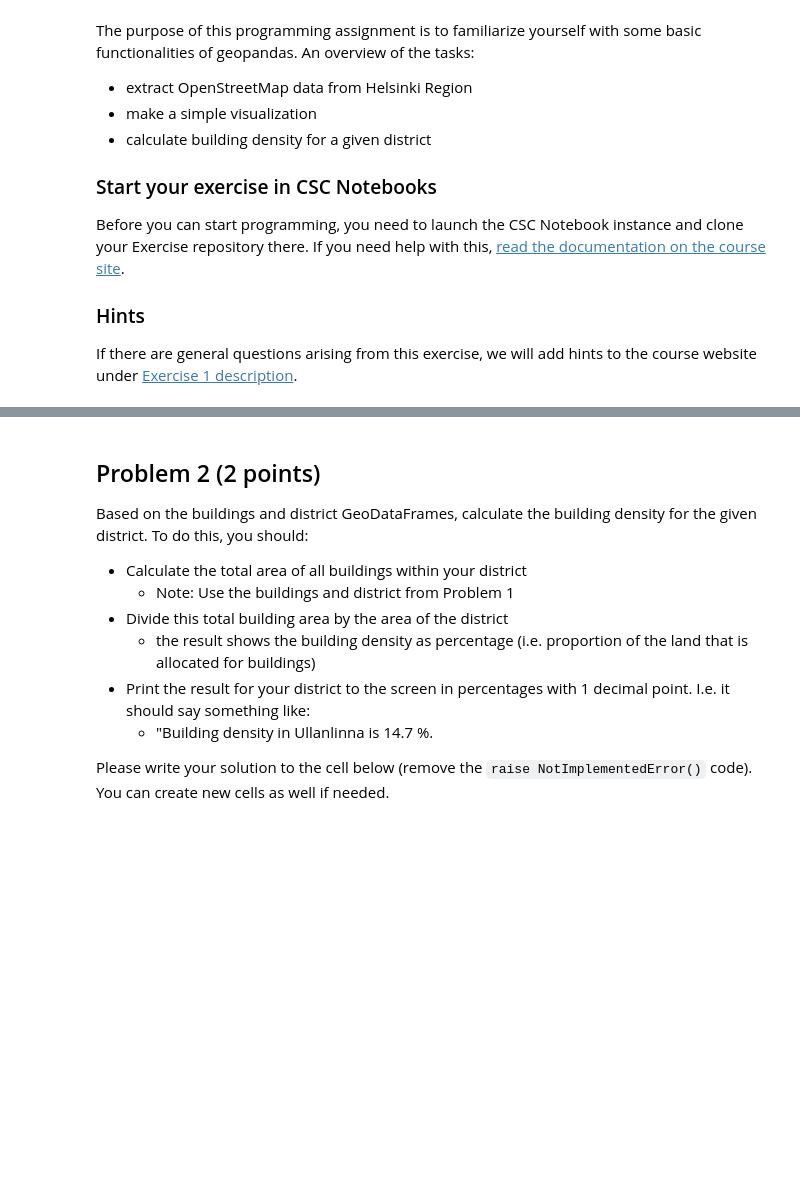
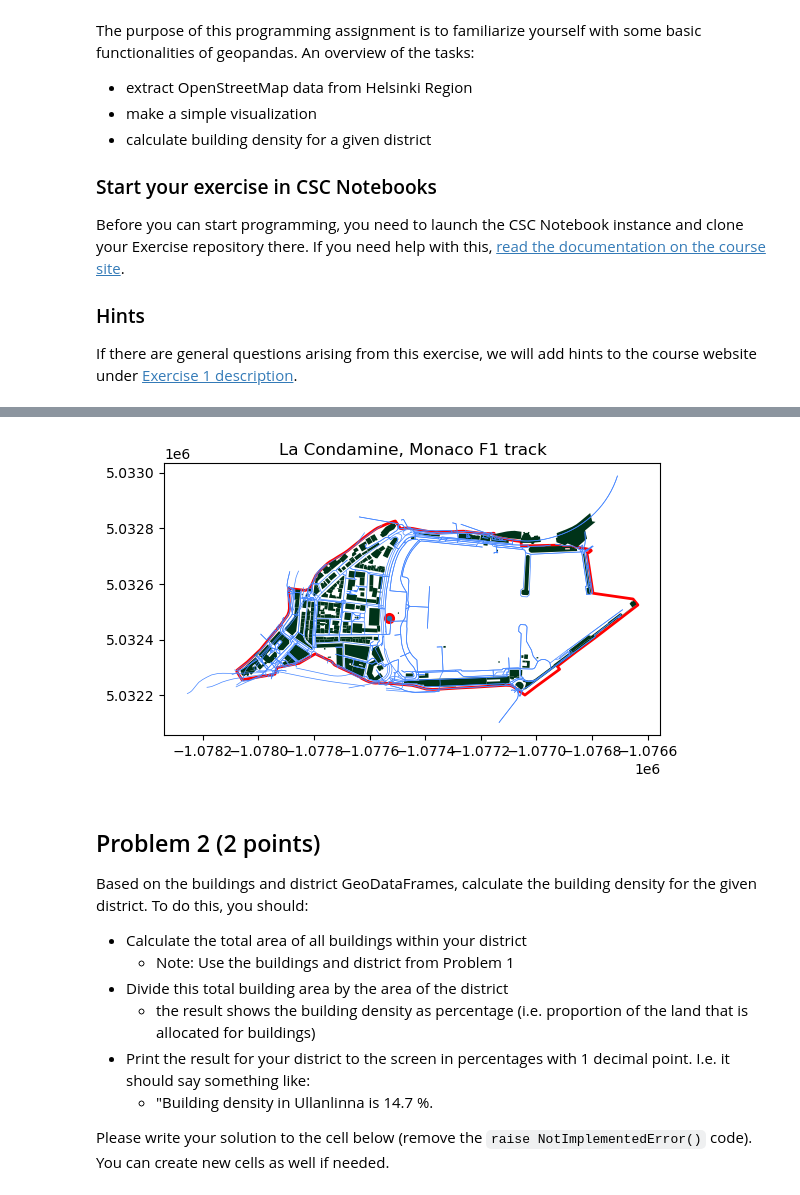
Before and after one commit to Janssehans/Exercise-1, a Jupyter notebook: Exercise-1.ipynb, the cells around one changed output, grey strips where cells are left out. Cells and saved outputs as stored; diff of their text form; code cells hidden in the pictures; blank space fills up the shorter version.

```diff
--- a/Exercise-1.ipynb
+++ b/Exercise-1.ipynb
@@ -133,3 +153,47 @@ raise NotImplementedError()
+# %%
+import osmnx as ox
+
+# location of interest is Monaco
+query = "Monaco"
+
+# Download buildings
+buildings = ox.features_from_place(query, tags={"building": True})
+
+# Download roads
+streets = ox.graph_from_place(query)
+# parse streets from graph data
+streets = ox.graph_to_gdfs(streets, nodes=False, edges=True)
+# %%
+# Select the boundaries for La Condamine where legendary F1 races are hosted
+monaco_postal_code_areas = ox.features_from_place(query, tags={"admin_level": "10"})
+La_Condamine_boundaries = monaco_postal_code_areas.loc[monaco_postal_code_areas["name"] == "La Condamine"]
+
+import geopandas as gpd
+
+# Select buildings and streets in La_Condamine
+La_Condamine_buildings = gpd.sjoin(buildings, La_Condamine_boundaries, predicate='intersects')
+La_Condamine_streets = gpd.sjoin(streets, La_Condamine_boundaries, predicate='intersects')
+# %%
+# Reproject to EPSG:3067
+La_Condamine_buildings = La_Condamine_buildings.to_crs(epsg=3067)
+La_Condamine_streets = La_Condamine_streets.to_crs(epsg=3067)
+La_Condamine_boundaries = La_Condamine_boundaries.to_crs(epsg=3067)
+# %%
+# Visualize La Condamine
+import matplotlib.pyplot as plt
+# plot the map in ETRS-TM35FIN with red boundaries, green buildings and blue streets
+ax = La_Condamine_boundaries.plot(facecolor='none', edgecolor='red', linewidth=2)
+ax = La_Condamine_buildings.plot(ax = ax, facecolor="#003319", figsize=(12,12))
+ax = La_Condamine_streets.plot(ax = ax, edgecolor="#4586ff", linewidth=0.5)
+
+
+# Add a title
+ax.set_title("La Condamine, Monaco F1 track")
+
+# Set a nice style
+plt.style.use('seaborn-v0_8-pastel')
+# %% [output]
+[figure, added]
 # %% [markdown]
 ## Problem 2 (2 points)
 
```
Also changed, not shown: parts of 10 cells of this notebook.
